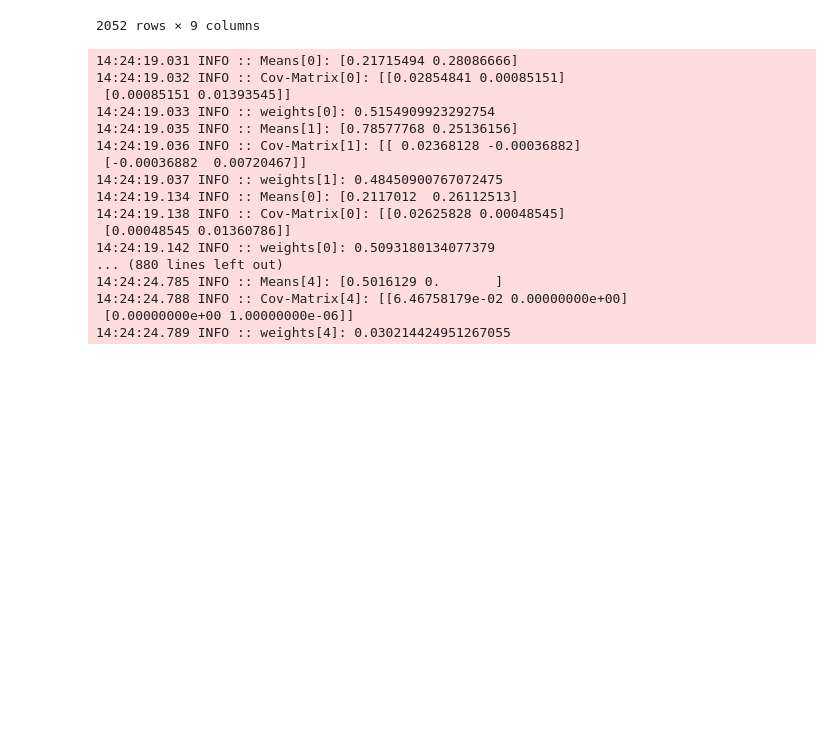
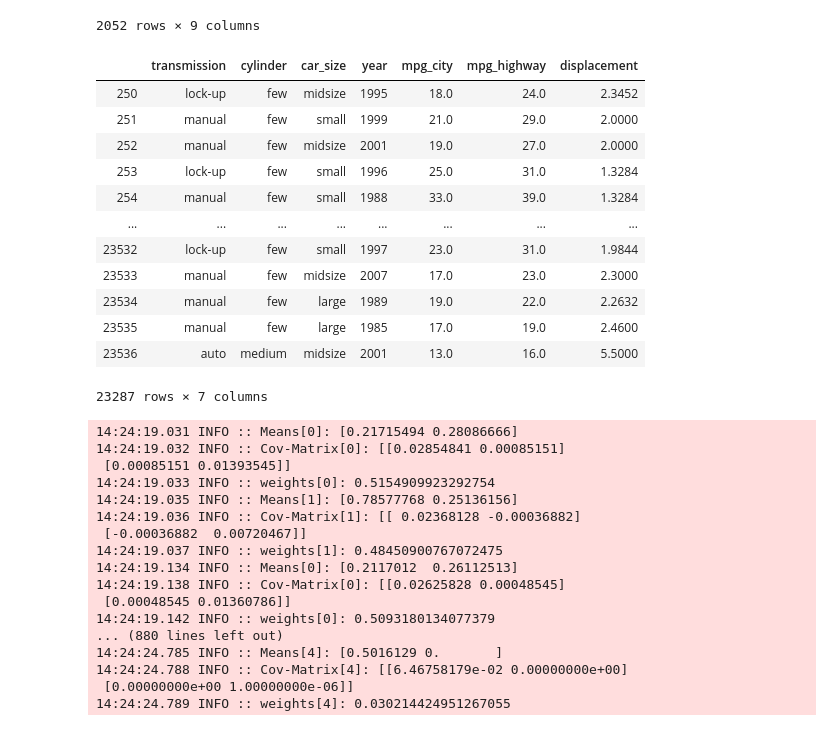
Before and after one commit to asver12/contour-maps-visualization, a Jupyter notebook: examples/mixture_model_data/Favs.ipynb, the cells around one changed output. Drawn from its saved outputs; the diff is of its cells as text; code cells hidden in the pictures; blank space fills up the shorter version.

```diff
--- a/examples/mixture_model_data/Favs.ipynb
+++ b/examples/mixture_model_data/Favs.ipynb
@@ -34,6 +35,22 @@ model_allbus.data
 2052 rows × 9 columns
 # %%
 model_mcg = pickle.load(open("../../../fitted_models/mcg_mpg_map.mdl", "rb"))
+# %%
+model_mcg.data
+# %% [output]
+|  | transmission | cylinder | car_size | year | mpg_city | mpg_highway | displacement |
+| 250 | lock-up | few | midsize | 1995 | 18.0 | 24.0 | 2.3452 |
+| 251 | manual | few | small | 1999 | 21.0 | 29.0 | 2.0000 |
+| 252 | manual | few | midsize | 2001 | 19.0 | 27.0 | 2.0000 |
+| 253 | lock-up | few | small | 1996 | 25.0 | 31.0 | 1.3284 |
+| 254 | manual | few | small | 1988 | 33.0 | 39.0 | 1.3284 |
+| ... | ... | ... | ... | ... | ... | ... | ... |
+| 23532 | lock-up | few | small | 1997 | 23.0 | 31.0 | 1.9844 |
+| 23533 | manual | few | midsize | 2007 | 17.0 | 23.0 | 2.3000 |
+| 23534 | manual | few | large | 1989 | 19.0 | 22.0 | 2.2632 |
+| 23535 | manual | few | large | 1985 | 17.0 | 19.0 | 2.4600 |
+| 23536 | auto | medium | midsize | 2001 | 13.0 | 16.0 | 5.5000 |
+23287 rows × 7 columns
 # %%
 dataset = []
 for i in range(2,6):
```
Also changed, not shown: parts of 2 cells of this notebook.
